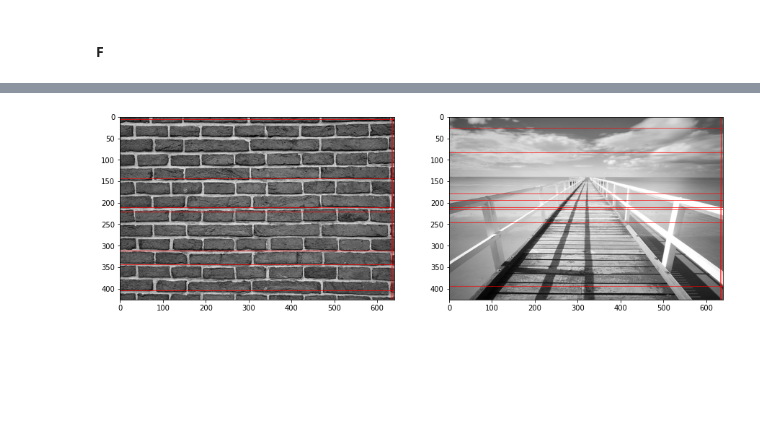
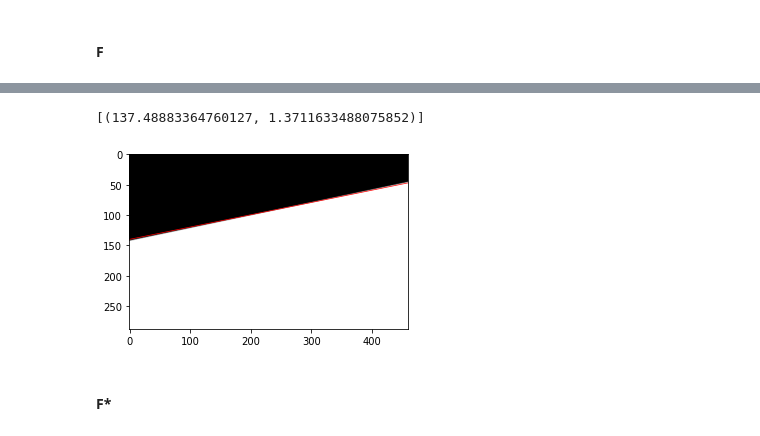
Before and after one commit to al-pi314/computer_vision, a Jupyter notebook: assigments/assigment3/solution.ipynb, the cells around one changed output, grey strips where cells are left out. Drawn from its saved outputs; the diff is of its cells as text; code cells hidden in the pictures; blank space fills up the shorter version.

```diff
--- a/assigments/assigment3/solution.ipynb
+++ b/assigments/assigment3/solution.ipynb
@@ -138,7 +138,8 @@ def hist(angle, magnitude, bins=8):
     h = np.zeros(bins)
     for i in range(angle.shape[0]):
         for j in range(angle.shape[1]):
-            h[int(angle[i, j] * bins / (2 * np.pi))] += magnitude[i, j]
+            idx = int((angle[i, j] + np.pi) * bins / (2 * np.pi))
+            h[min(idx, len(h) -1)] += magnitude[i, j]
     return h
 
 def img_hist(I, grid=(8, 8), bins=8):
@@ -612,0 +601,2 @@ pier_10_lines_2 = extract_lines(pier_votes_top10_2, 1, angles_domain, img_diagon
+# %%
+oneline_hug_single_vote = hug_find_lines_with_grad(oneline_edges, oneline_angles, fbins, pbins)
@@ -612,0 +608,2 @@ pier_10_lines_2 = extract_lines(pier_votes_top10_2, 1, angles_domain, img_diagon
+# %%
+oneline_hug_single_vote_s = non_maxima_suppression_8n(oneline_hug_single_vote)
@@ -613,12 +615,15 @@ pier_10_lines_2 = extract_lines(pier_votes_top10_2, 1, angles_domain, img_diagon
+# %%
+one_line_top_lines = extract_lines(oneline_hug_single_vote_s, 100, angles_domain, img_diagonal(oneline))
+print(one_line_top_lines)
+# %% [output]
+[(137.48883364760127, 1.3711633488075852)]
 # %%
-plt.figure(figsize=(15, 5))
+plt.figure(figsize=(5, 5))
 
-plt.subplot(1, 2, 1).imshow(bricks, cmap='gray')
-for p, a in bricks_10_lines_2:
-    draw_line(p, a, bricks.shape[0], bricks.shape[1])
-
-plt.subplot(1, 2, 2).imshow(pier, cmap='gray')
-for p, a in pier_10_lines_2:
-    draw_line(p, a, pier.shape[0], pier.shape[1])
+plt.subplot(1, 1, 1).imshow(oneline, cmap='gray')
+for p, a in one_line_top_lines:
+    draw_line(p, a, oneline.shape[0], oneline.shape[1])
 # %% [output]
-[figure, old version]
+[figure, new version]
+# %% [markdown]
+#### F*
```
Also changed, not shown: parts of 31 cells of this notebook.
